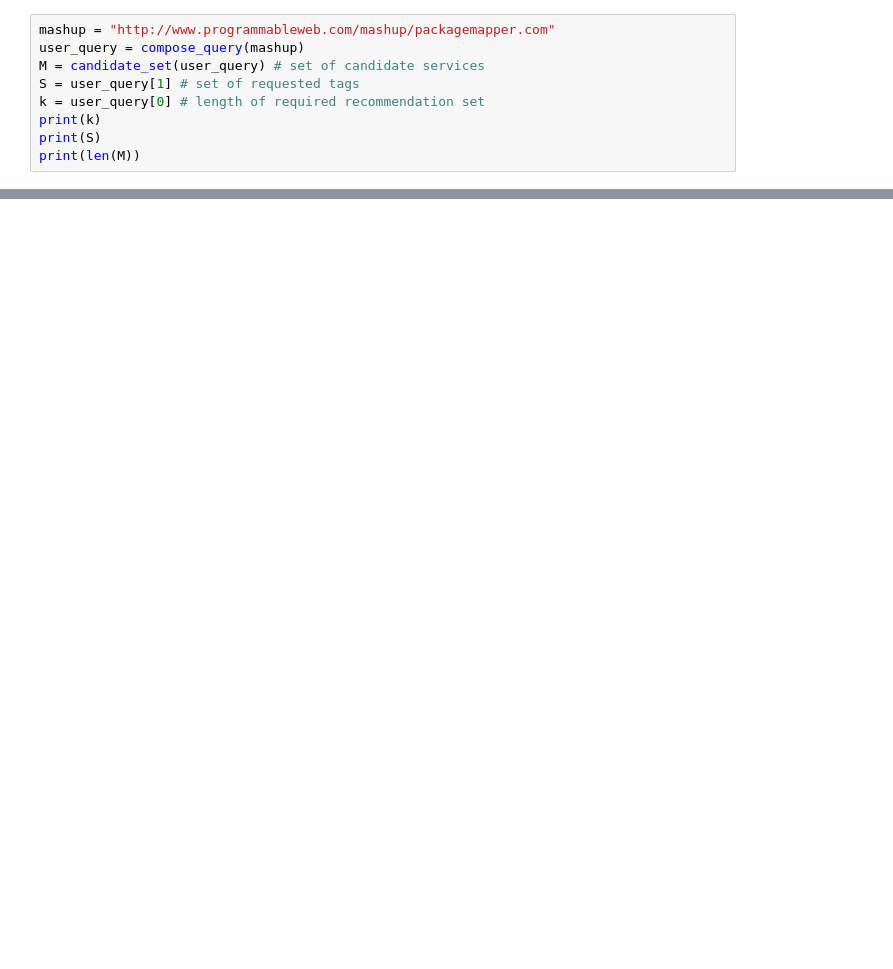
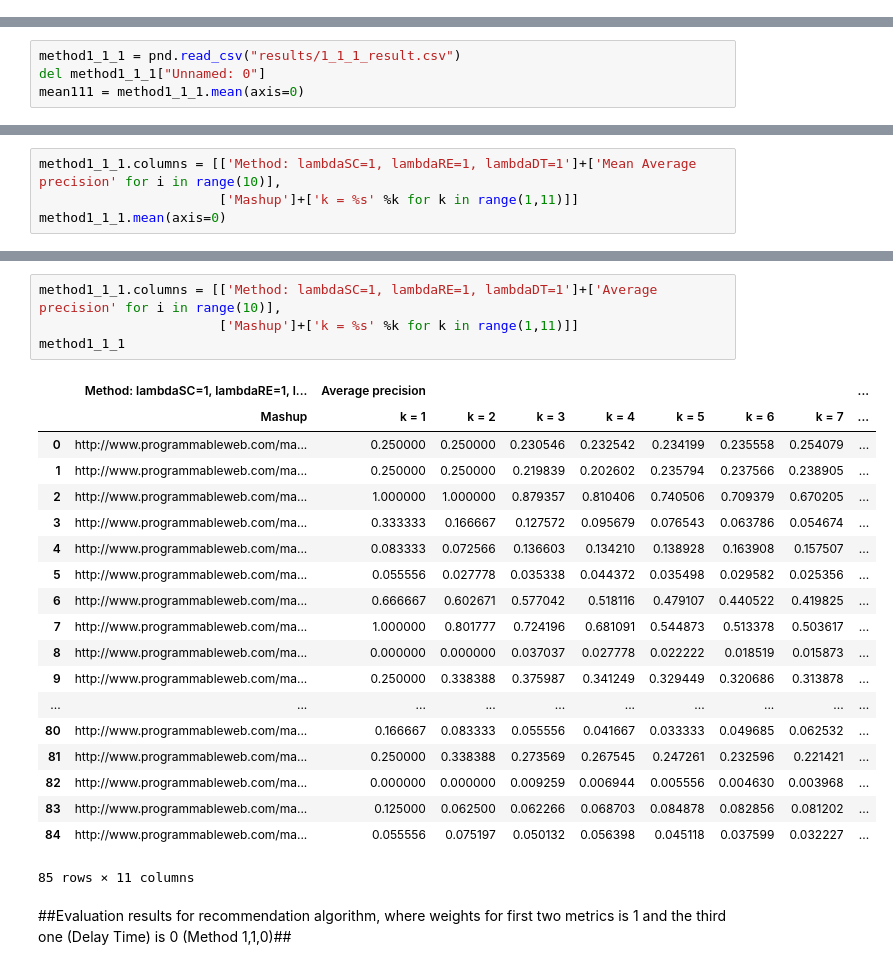
Before and after one commit to omelkova/pw_crawler, a Jupyter notebook: experiment/Main Experiment.ipynb, the cells around one changed output, grey strips where cells are left out. Cells and saved outputs as stored; diff of their text form; blank space fills up the shorter version.

Commit message:
Add experiment evaluation

```diff
--- a/experiment/Main Experiment.ipynb
+++ b/experiment/Main Experiment.ipynb
@@ -145,9 +0,0 @@ def candidate_set(query):
-# %%
-mashup = "http://www.programmableweb.com/mashup/packagemapper.com"
-user_query = compose_query(mashup)
-M = candidate_set(user_query) # set of candidate services
-S = user_query[1] # set of requested tags
-k = user_query[0] # length of required recommendation set
-print(k)
-print(S)
-print(len(M))
@@ -298,0 +20,4 @@ sorted_x
+# %%
+method1_1_1 = pnd.read_csv("results/1_1_1_result.csv")
+del method1_1_1["Unnamed: 0"]
+mean111 = method1_1_1.mean(axis=0)
@@ -298,0 +49,4 @@ sorted_x
+# %%
+method1_1_1.columns = [['Method: lambdaSC=1, lambdaRE=1, lambdaDT=1']+['Mean Average precision' for i in range(10)],
+                       ['Mashup']+['k = %s' %k for k in range(1,11)]]
+method1_1_1.mean(axis=0)
@@ -298,0 +65,26 @@ sorted_x
+# %%
+method1_1_1.columns = [['Method: lambdaSC=1, lambdaRE=1, lambdaDT=1']+['Average precision' for i in range(10)],
+                       ['Mashup']+['k = %s' %k for k in range(1,11)]]
+method1_1_1
+# %% [output]
+|  | Method: lambdaSC=1, lambdaRE=1, l... | Average precision |  |  |  |  |  |  | ... |
+|  | Mashup | k = 1 | k = 2 | k = 3 | k = 4 | k = 5 | k = 6 | k = 7 | ... |
+| 0 | http://www.programmableweb.com/ma... | 0.250000 | 0.250000 | 0.230546 | 0.232542 | 0.234199 | 0.235558 | 0.254079 | ... |
+| 1 | http://www.programmableweb.com/ma... | 0.250000 | 0.250000 | 0.219839 | 0.202602 | 0.235794 | 0.237566 | 0.238905 | ... |
+| 2 | http://www.programmableweb.com/ma... | 1.000000 | 1.000000 | 0.879357 | 0.810406 | 0.740506 | 0.709379 | 0.670205 | ... |
+| 3 | http://www.programmableweb.com/ma... | 0.333333 | 0.166667 | 0.127572 | 0.095679 | 0.076543 | 0.063786 | 0.054674 | ... |
+| 4 | http://www.programmableweb.com/ma... | 0.083333 | 0.072566 | 0.136603 | 0.134210 | 0.138928 | 0.163908 | 0.157507 | ... |
+| 5 | http://www.programmableweb.com/ma... | 0.055556 | 0.027778 | 0.035338 | 0.044372 | 0.035498 | 0.029582 | 0.025356 | ... |
+| 6 | http://www.programmableweb.com/ma... | 0.666667 | 0.602671 | 0.577042 | 0.518116 | 0.479107 | 0.440522 | 0.419825 | ... |
+| 7 | http://www.programmableweb.com/ma... | 1.000000 | 0.801777 | 0.724196 | 0.681091 | 0.544873 | 0.513378 | 0.503617 | ... |
+| 8 | http://www.programmableweb.com/ma... | 0.000000 | 0.000000 | 0.037037 | 0.027778 | 0.022222 | 0.018519 | 0.015873 | ... |
+| 9 | http://www.programmableweb.com/ma... | 0.250000 | 0.338388 | 0.375987 | 0.341249 | 0.329449 | 0.320686 | 0.313878 | ... |
+| ... | ... | ... | ... | ... | ... | ... | ... | ... | ... |
+| 80 | http://www.programmableweb.com/ma... | 0.166667 | 0.083333 | 0.055556 | 0.041667 | 0.033333 | 0.049685 | 0.062532 | ... |
+| 81 | http://www.programmableweb.com/ma... | 0.250000 | 0.338388 | 0.273569 | 0.267545 | 0.247261 | 0.232596 | 0.221421 | ... |
+| 82 | http://www.programmableweb.com/ma... | 0.000000 | 0.000000 | 0.009259 | 0.006944 | 0.005556 | 0.004630 | 0.003968 | ... |
+| 83 | http://www.programmableweb.com/ma... | 0.125000 | 0.062500 | 0.062266 | 0.068703 | 0.084878 | 0.082856 | 0.081202 | ... |
+| 84 | http://www.programmableweb.com/ma... | 0.055556 | 0.075197 | 0.050132 | 0.056398 | 0.045118 | 0.037599 | 0.032227 | ... |
+85 rows × 11 columns
+# %% [markdown]
+##Evaluation results for recommendation algorithm, where weights for first two metrics is 1 and the third one (Delay Time) is 0 (Method 1,1,0)##
```
Also changed, not shown: parts of 42 cells of this notebook, 12 other files.
